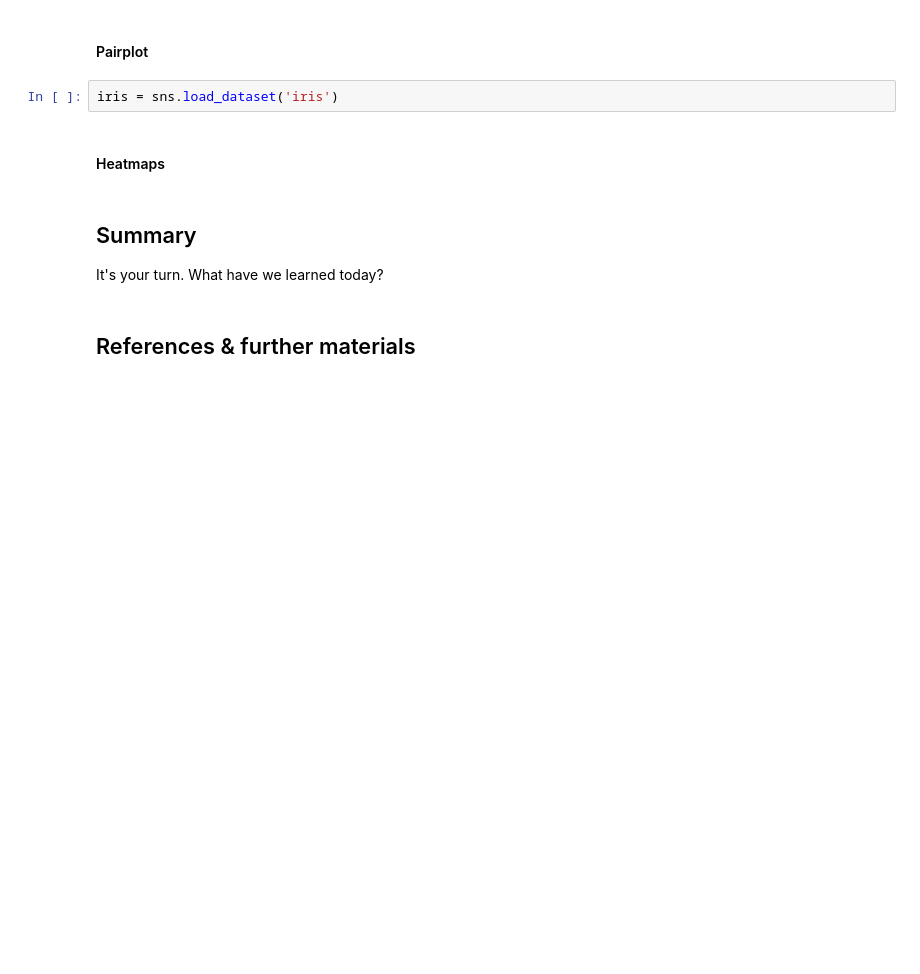
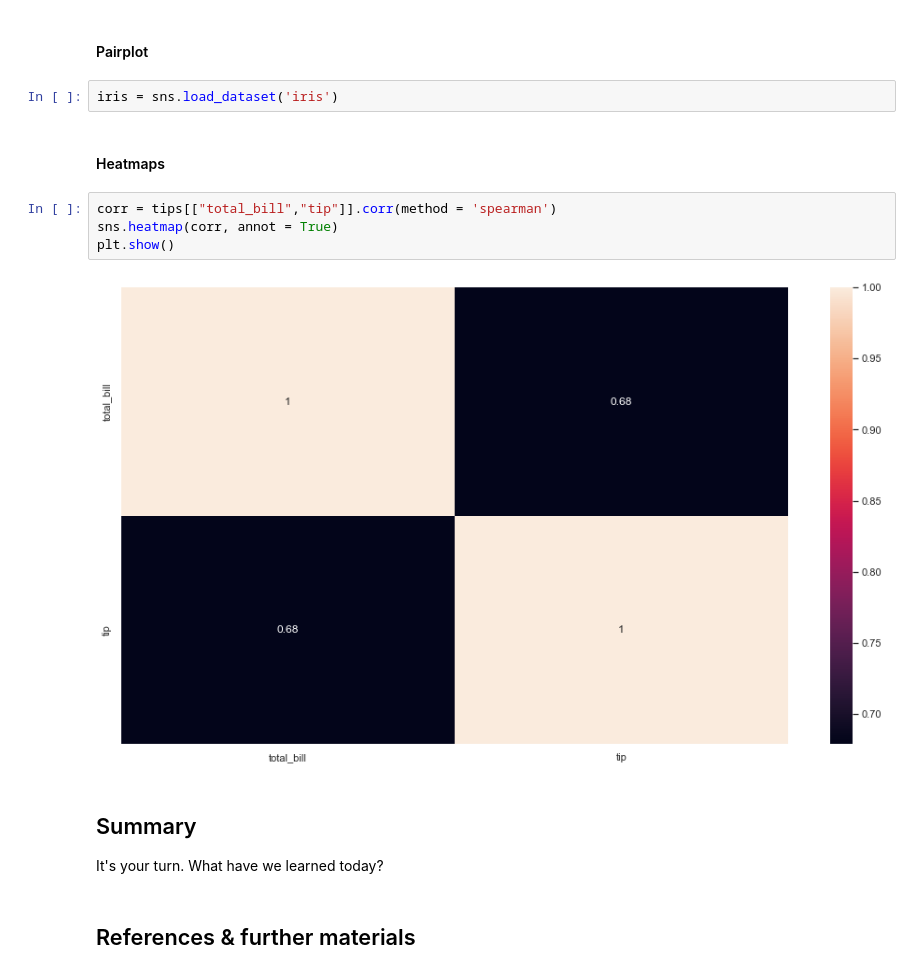
Before and after one commit to Ironhack-data-bcn-feb-2023/lectures, a Jupyter notebook: 28. Intro to statistics.ipynb, the cells around one changed output. Drawn from its saved outputs; the diff is of its cells as text; blank space fills up the shorter version.

```diff
--- a/28. Intro to statistics.ipynb
+++ b/28. Intro to statistics.ipynb
@@ -652,6 +837,12 @@ Understanding causality is a much more complicated matter. Some ways to try are:
 iris = sns.load_dataset('iris')
 # %% [markdown]
 #### Heatmaps
+# %%
+corr = tips[["total_bill","tip"]].corr(method = 'spearman')
+sns.heatmap(corr, annot = True)
+plt.show()
+# %% [output]
+[figure, added]
 # %% [markdown]
 ## Summary
 It's your turn. What have we learned today?
```
Also changed, not shown: parts of 21 cells of this notebook.
